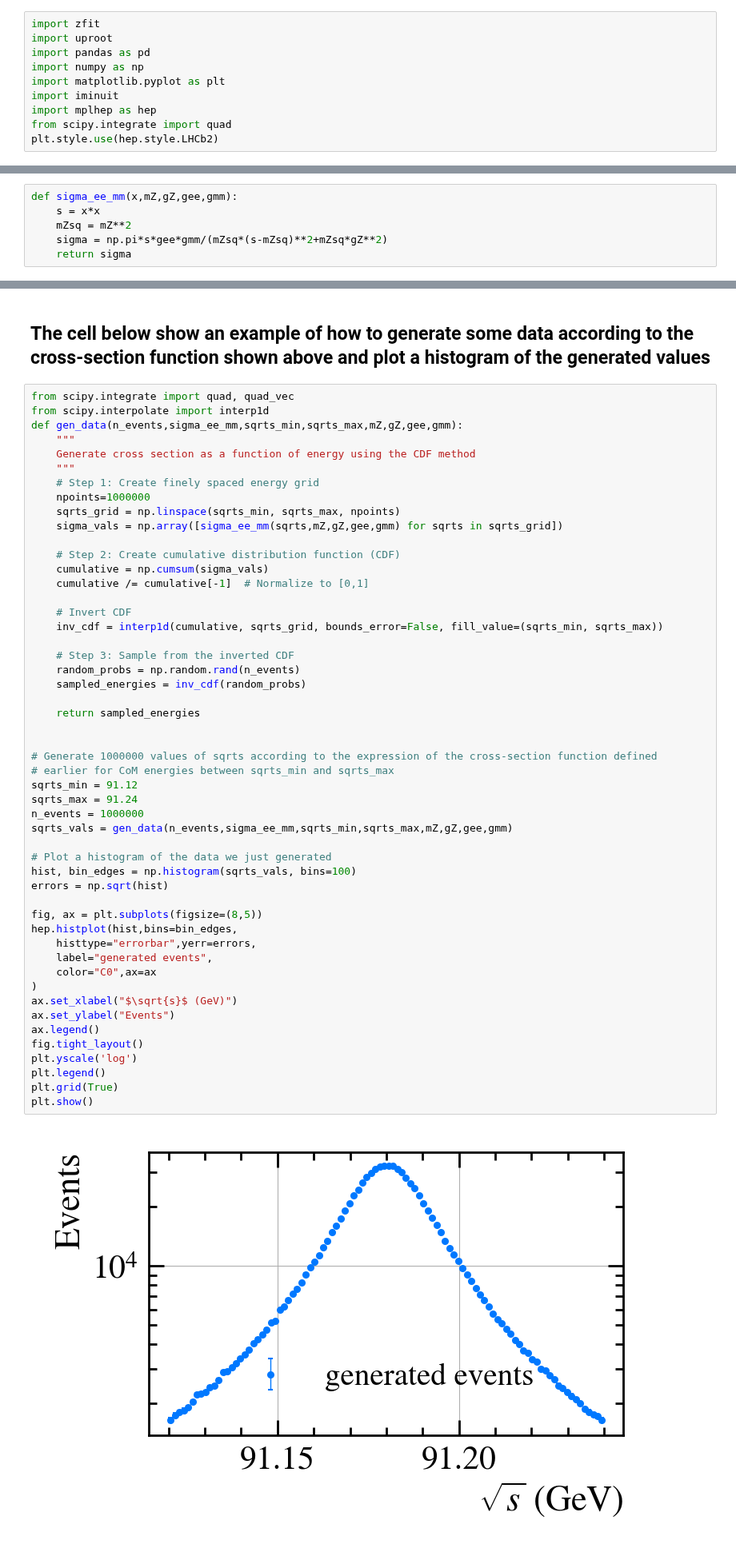
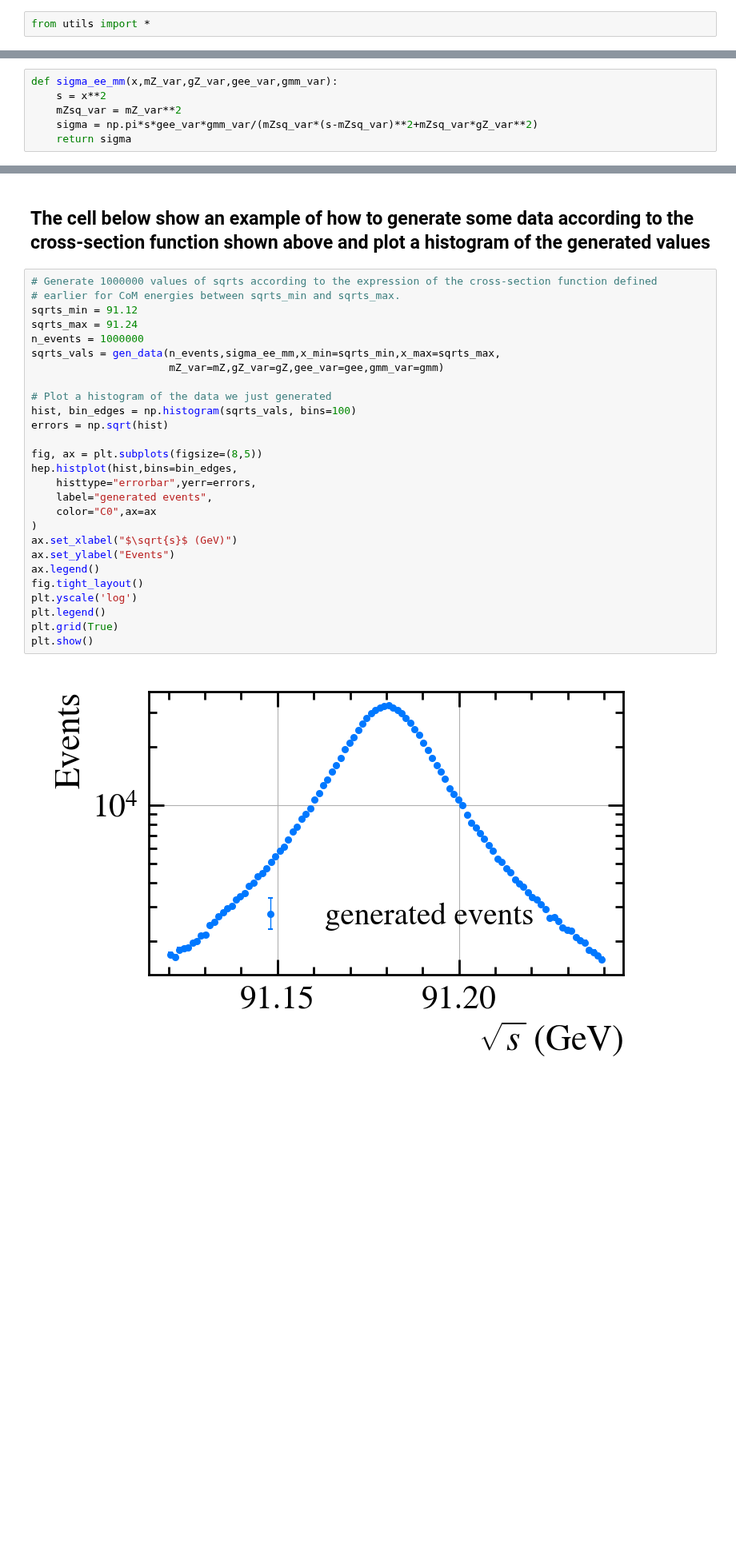
Before and after one commit to kap01/PHYS30046_Projects, a Jupyter notebook: particle_project_example.ipynb, the cells around one changed output, grey strips where cells are left out. Shown at 80% size. Drawn from its saved outputs; the diff is of its cells as text; blank space fills up the shorter version.

Commit message:
created abstract helper functions and placed in utils.py to hide the ugliness from students

```diff
--- a/particle_project_example.ipynb
+++ b/particle_project_example.ipynb
@@ -1,12 +1,4 @@
 # %% [markdown]
 ## Required imports ##
 # %%
-import zfit
-import uproot
-import pandas as pd
-import numpy as np
-import matplotlib.pyplot as plt
-import iminuit
-import mplhep as hep
-from scipy.integrate import quad
-plt.style.use(hep.style.LHCb2)
+from utils import *
@@ -22,10 +16,10 @@ $$\sigma(e^{+}e^{-}\rightarrow  \mu^+\mu^-) = \frac{12\pi s}{m_{Z}^{2}}\frac{\Ga
 # %% [markdown]
 ## A Python function that returns a numerical value of the aforementioned cross-section $\sigma(e^{+}e^{-}\rightarrow  \mu^+\mu^-)$ is shown below: ##
 # %%
-def sigma_ee_mm(x,mZ,gZ,gee,gmm):
-    s = x*x
-    mZsq = mZ**2
-    sigma = np.pi*s*gee*gmm/(mZsq*(s-mZsq)**2+mZsq*gZ**2)
+def sigma_ee_mm(x,mZ_var,gZ_var,gee_var,gmm_var):
+    s = x**2
+    mZsq_var = mZ_var**2
+    sigma = np.pi*s*gee_var*gmm_var/(mZsq_var*(s-mZsq_var)**2+mZsq_var*gZ_var**2)
     return sigma
 # %% [markdown]
 ## The snippet below plots the cross section as a function of $\sqrt{s}$ ##
@@ -56,58 +50,34 @@ plt.show()
 # %% [markdown]
 ## The cell below show an example of how to generate some data according to the cross-section function shown above and plot a histogram of the generated values
 # %%
-from scipy.integrate import quad, quad_vec
-from scipy.interpolate import interp1d
-def gen_data(n_events,sigma_ee_mm,sqrts_min,sqrts_max,mZ,gZ,gee,gmm):
-    """
-    Generate cross section as a function of energy using the CDF method
-    """
-    # Step 1: Create finely spaced energy grid
-    npoints=1000000
-    sqrts_grid = np.linspace(sqrts_min, sqrts_max, npoints)
-    sigma_vals = np.array([sigma_ee_mm(sqrts,mZ,gZ,gee,gmm) for sqrts in sqrts_grid])
-
-    # Step 2: Create cumulative distribution function (CDF)
-    cumulative = np.cumsum(sigma_vals)
-    cumulative /= cumulative[-1]  # Normalize to [0,1]
-
-    # Invert CDF
-    inv_cdf = interp1d(cumulative, sqrts_grid, bounds_error=False, fill_value=(sqrts_min, sqrts_max))
-
-    # Step 3: Sample from the inverted CDF
-    random_probs = np.random.rand(n_events)
-    sampled_energies = inv_cdf(random_probs)
-
-    return sampled_energies
-
-
 # Generate 1000000 values of sqrts according to the expression of the cross-section function defined
-# earlier for CoM energies between sqrts_min and sqrts_max
+# earlier for CoM energies between sqrts_min and sqrts_max.
 sqrts_min = 91.12
 sqrts_max = 91.24
 n_events = 1000000
-sqrts_vals = gen_data(n_events,sigma_ee_mm,sqrts_min,sqrts_max,mZ,gZ,gee,gmm)
+sqrts_vals = gen_data(n_events,sigma_ee_mm,x_min=sqrts_min,x_max=sqrts_max,
+                      mZ_var=mZ,gZ_var=gZ,gee_var=gee,gmm_var=gmm)
 
 # Plot a histogram of the data we just generated
 hist, bin_edges = np.histogram(sqrts_vals, bins=100)
 errors = np.sqrt(hist)
 
 fig, ax = plt.subplots(figsize=(8,5))
 hep.histplot(hist,bins=bin_edges,
     histtype="errorbar",yerr=errors,
     label="generated events",
     color="C0",ax=ax
 )
 ax.set_xlabel("$\sqrt{s}$ (GeV)")
 ax.set_ylabel("Events")
 ax.legend()
 fig.tight_layout()
 plt.yscale('log')
 plt.legend()
 plt.grid(True)
 plt.show()
 # %% [output]
-[figure, old version]
+[figure, new version]
 # %% [markdown]
 ## The cell below shows an example of how to create a cumulative distribution probability density function of the cross-section function and feed it to a minimisation algorithm together with the generated data to determine $\Gamma_Z$
 # %%
```
Also changed, not shown: parts of 4 cells of this notebook, 1 other file.
